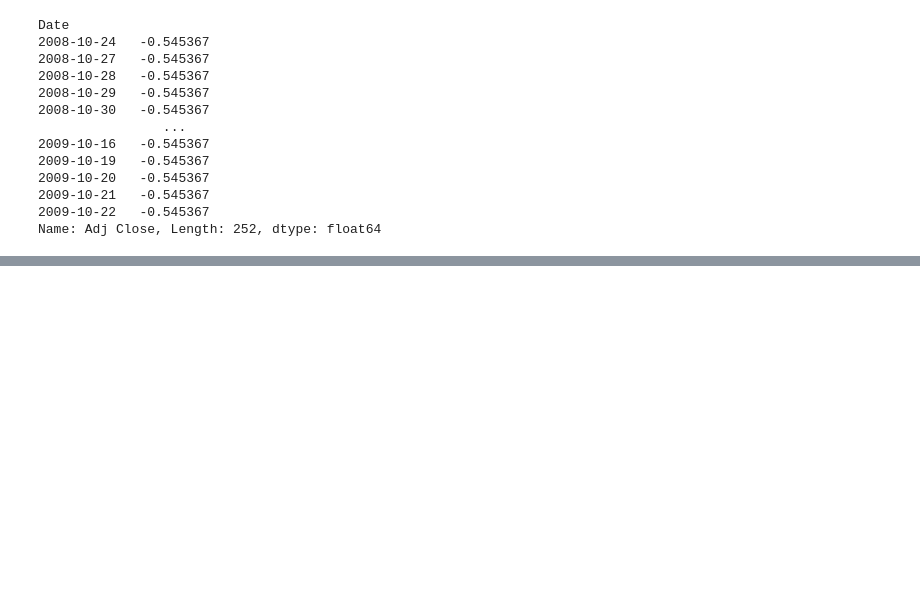
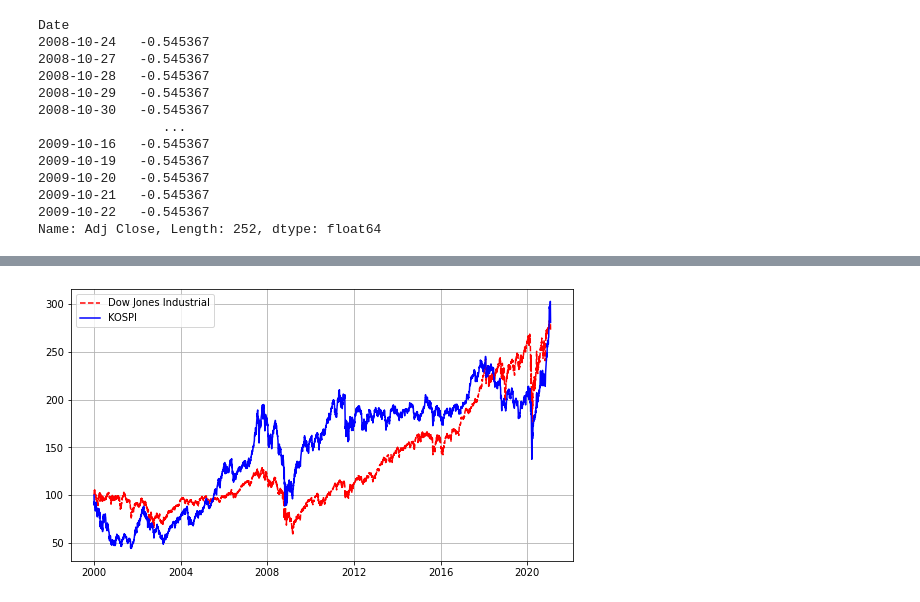
Before and after one commit to codetosign/Study, a Jupyter notebook: Securities_data_analysis.ipynb, the cells around one changed output, grey strips where cells are left out. Saved outputs shown, nothing was run; the diff lists cells and outputs as text; code cells hidden in the pictures; blank space fills up the shorter version.

```diff
--- a/Securities_data_analysis.ipynb
+++ b/Securities_data_analysis.ipynb
@@ -237,0 +260,15 @@ Name: Adj Close, Length: 252, dtype: float64
+# %%
+# 지수화 : 오늘종가를 특정일 종가로 나눈뒤 100을 곱하면 특정일 종가 대비 오늘의 변동률이 나온다
+# 일간 변동률의 누적합보다 더 수월하게 처리 가능하다
+
+d = (dow.Close / dow.Close.loc['2000-01-04']) * 100
+k = (kospi.Close / kospi.Close.loc['2000-01-04']) * 100
+
+plt.figure(figsize= [9,5])
+plt.plot(d.index, d, 'r--', label= 'Dow Jones Industrial')
+plt.plot(k.index, k, 'b', label= 'KOSPI')
+plt.grid(True)
+plt.legend(loc= 'best')
+plt.show()
+# %% [output]
+[figure, added]
```
Also changed, not shown: parts of 14 cells of this notebook.
